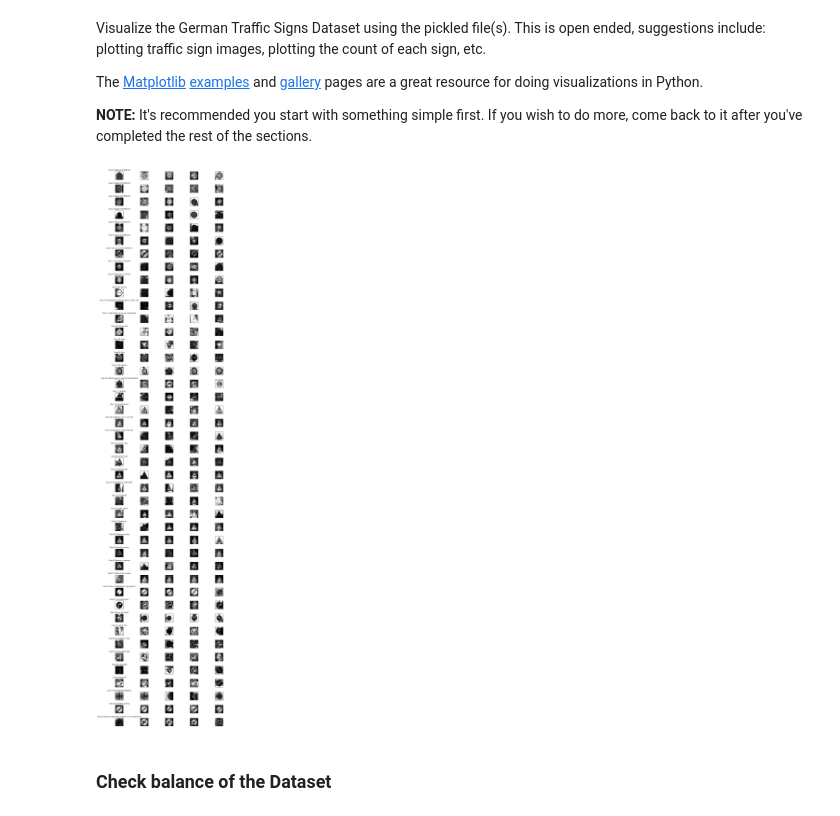
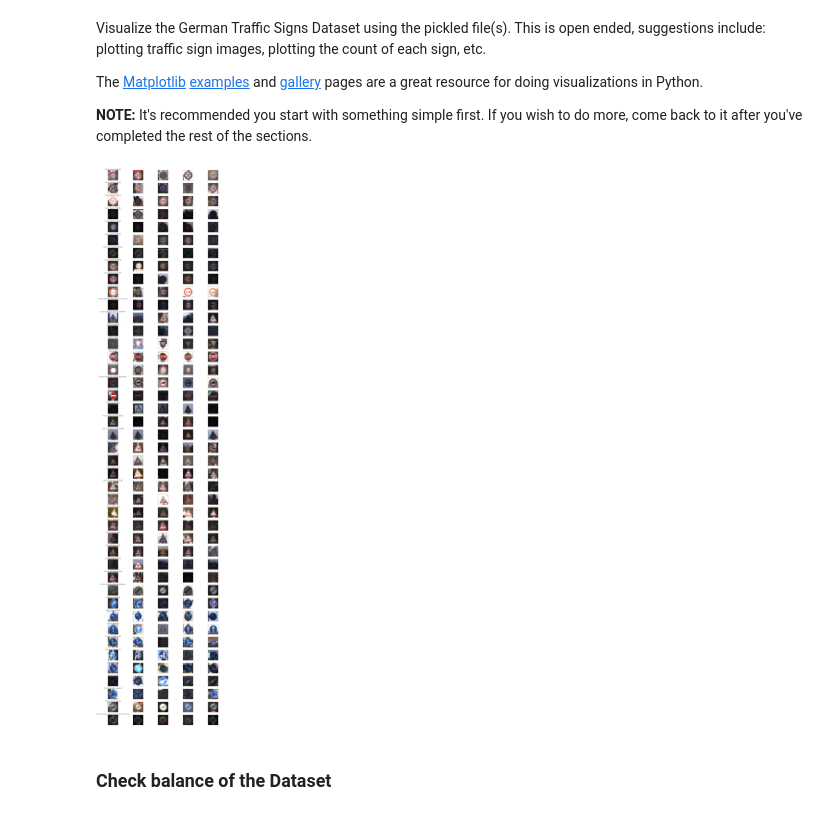
Before and after one commit to amemetov/sdc-term1-prj2-traffic-sign-classifier, a Jupyter notebook: Traffic_Sign_Classifier.ipynb, the cells around one changed output. Saved outputs shown, nothing was run; the diff lists cells and outputs as text; code cells hidden in the pictures.

```diff
--- a/Traffic_Sign_Classifier.ipynb
+++ b/Traffic_Sign_Classifier.ipynb
@@ -34,23 +35,3 @@ import matplotlib.pyplot as plt
 # see http://stackoverflow.com/questions/1907993/autoreload-of-modules-in-ipython
 %load_ext autoreload
 %autoreload 2
-# %%
-# Load pickled data
-import pickle
-
-# TODO: Fill this in based on where you saved the training and testing data
-
-training_file = 'data/train.p'
-validation_file= 'data/valid.p'
-testing_file = 'data/test.p'
-
-with open(training_file, mode='rb') as f:
-    train = pickle.load(f)
-with open(validation_file, mode='rb') as f:
-    valid = pickle.load(f)
-with open(testing_file, mode='rb') as f:
-    test = pickle.load(f)
-
-X_train_orig, y_train = train['features'], train['labels']
-X_valid_orig, y_valid = valid['features'], valid['labels']
-X_test_orig, y_test = test['features'], test['labels']
@@ -127,27 +132,35 @@ def visualize_data(X, y, visualize_class_num=5, cmap=None):
     if cmap == 'gray':
         X = X.reshape(X.shape[0], X.shape[1], X.shape[2])
 
-    fig, axes = plt.subplots(nrows=n_classes, ncols=visualize_class_num, figsize=(visualize_class_num*2, n_classes*1))
+    classes = np.unique(y)
+    num_classes = classes.size
+
+    fig, axes = plt.subplots(nrows=num_classes, ncols=visualize_class_num, figsize=(visualize_class_num*4, num_classes*2))
+
     plt.setp(axes.flat, xticks=[], yticks=[])
 
-    for c, plt_row in zip(range(n_classes), axes):
-        X_filtered_by_class = X[y == c]
+    for c, plt_row in zip(classes, axes):
+        if visualize_class_num == 1:
+            plt_row = np.array([plt_row])
+
+        indices = np.where(y == c)[0]
+        indices = np.random.choice(indices, visualize_class_num)
+        X_filtered_by_class = X[indices]
         if len(X_filtered_by_class) < 1:
             continue
 
-        images = X_filtered_by_class[np.random.choice(X_filtered_by_class.shape[0], visualize_class_num)]
+        images = X_filtered_by_class
 
-        plt_row[0].set_title('Class ' + str(c) + ': ' + signnames_data.get_value(c, 'SignName'), size=8)
-        #plt_row[0].set_xlabel('Class ' + str(c) + ': ' + signnames_data.get_value(c, 'SignName'), size=8)
+        plt_row[0].set_title('Class ' + str(c) + ': ' + signnames_data.get_value(c, 'SignName'), size=12)
 
         for img, col_idx in zip(images, range(visualize_class_num)):
             plt_row[col_idx].imshow(img, cmap=cmap)
 
     plt.tight_layout()
-# %%
-visualize_data(X_train, y_train, cmap='gray')
-# %% [output]
-[figure, removed]
+# %%
+visualize_data(X_train_orig, y_train_orig, visualize_class_num=5)
+# %% [output]
+[figure, added]
 # %% [markdown]
 ### Check balance of the Dataset
 # %%
```
Also changed, not shown: parts of 79 cells of this notebook, 29 other files.
